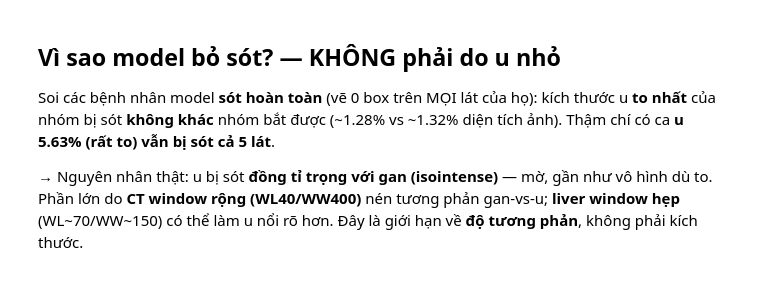
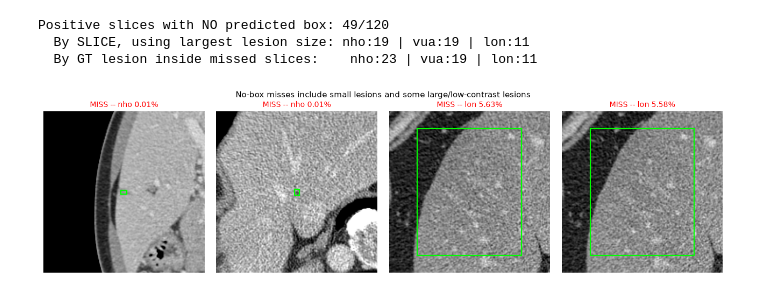
Before and after one commit to HatDuaa/medrega-liver-seminar, a Jupyter notebook: seminar/code/eval_visualize.ipynb, the cells around one changed output. Saved outputs shown, nothing was run; the diff lists cells and outputs as text; code cells hidden in the pictures.

```diff
--- a/seminar/code/eval_visualize.ipynb
+++ b/seminar/code/eval_visualize.ipynb
@@ -164,6 +160,34 @@ Tổng lát dương SÓT (không vẽ box): 49/120
-# %% [markdown]
-## Vì sao model bỏ sót? — KHÔNG phải do u nhỏ
-
-Soi các bệnh nhân model **sót hoàn toàn** (vẽ 0 box trên MỌI lát của họ): kích thước u **to nhất** của nhóm bị sót **không khác** nhóm bắt được (~1.28% vs ~1.32% diện tích ảnh). Thậm chí có ca **u 5.63% (rất to) vẫn bị sót cả 5 lát**.
-
-→ Nguyên nhân thật: u bị sót **đồng tỉ trọng với gan (isointense)** — mờ, gần như vô hình dù to. Phần lớn do **CT window rộng (WL40/WW400)** nén tương phản gan-vs-u; **liver window hẹp** (WL~70/WW~150) có thể làm u nổi rõ hơn. Đây là giới hạn về **độ tương phản**, không phải kích thước.
+# %%
+# === [4] FAILURE CASES -- positive slices where model draws NO box ===
+# Print size distribution so the story is not one-sided.
+pos=[r for r in records if r["is_pos"]]
+no_box=[r for r in pos if len(r["pred_boxes"])==0]
+miss_lesions=[]
+for r in no_box:
+    for b in r["gt_boxes"]:
+        a=_area(b); miss_lesions.append({"r":r,"box":b,"area":a,"cat":size_cat(a)})
+les_cnt=Counter(x["cat"] for x in miss_lesions)
+slice_cnt=Counter(size_cat(max(_area(b) for b in r["gt_boxes"])) for r in no_box)
+print(f"Positive slices with NO predicted box: {len(no_box)}/{len(pos)}")
+print(f"  By SLICE, using largest lesion size: {_cnt_str(slice_cnt)}")
+print(f"  By GT lesion inside missed slices:    {_cnt_str(les_cnt)}")
+small=sorted([x for x in miss_lesions if x["cat"]=="nho"], key=lambda x:x["area"])[:2]
+large=sorted([x for x in miss_lesions if x["cat"]=="lon"], key=lambda x:-x["area"])[:2]
+pick=(small+large)[:4]
+if len(pick)<4:
+    used={(id(x["r"]), tuple(x["box"])) for x in pick}
+    fill=[x for x in sorted(miss_lesions, key=lambda x:-x["area"]) if (id(x["r"]), tuple(x["box"])) not in used]
+    pick += fill[:4-len(pick)]
+fig,axes=plt.subplots(1,4,figsize=(13,3.6))
+for ax,L in zip(axes,pick):
+    r=L["r"]; img=load_img(r["image_path"]); W,H=img.size; box=L["box"]
+    ax.imshow(img,cmap="gray"); draw_box(ax,box,"lime",W,H); zoom(ax,box,W,H,85); ax.axis("off")
+    ax.set_title(f"MISS -- {L['cat']} {L['area']/1e4:.2f}%",fontsize=10,color="red")
+for ax in axes[len(pick):]: ax.axis("off")
+fig.suptitle("No-box misses include small lesions and some large/low-contrast lesions",fontsize=11)
+plt.tight_layout(); plt.show()
+# %% [output]
+Positive slices with NO predicted box: 49/120
+  By SLICE, using largest lesion size: nho:19 | vua:19 | lon:11
+  By GT lesion inside missed slices:    nho:23 | vua:19 | lon:11
+[figure, added]
```
Also changed, not shown: parts of 22 cells of this notebook.
